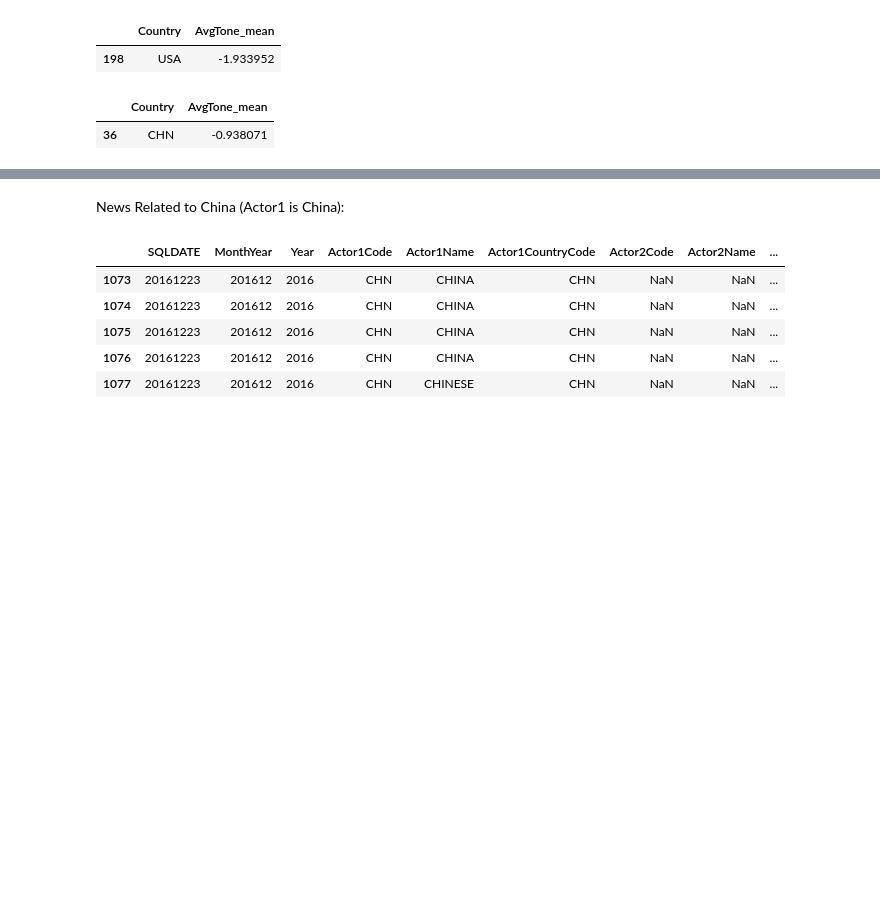
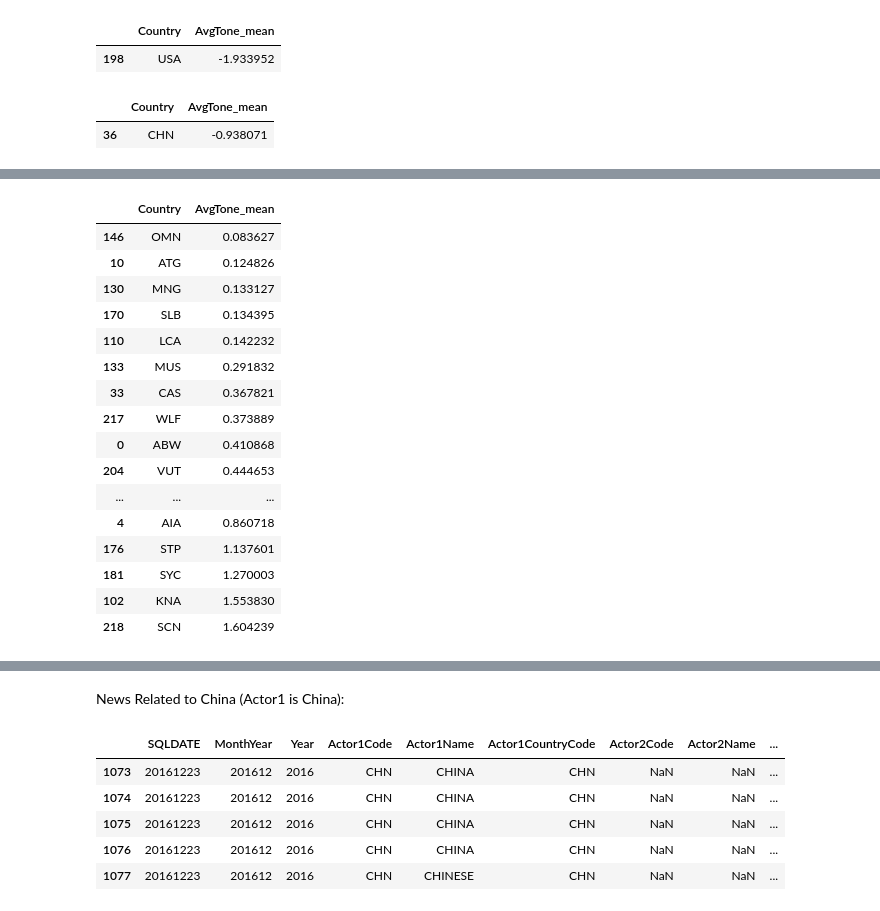
Before and after one commit to beixuan-jia/502final, a Jupyter notebook: EDA.ipynb, the cells around one changed output, grey strips where cells are left out. Cells and saved outputs as stored; diff of their text form; code cells hidden in the pictures; blank space fills up the shorter version.

```diff
--- a/EDA.ipynb
+++ b/EDA.ipynb
@@ -257,0 +251,21 @@ dask_feat.groupby('Actor2Name').AvgTone.mean().compute()
+# %%
+country_best20 = country_mean_sorted.iloc[200:220]
+country_best20
+# %% [output]
+|  | Country | AvgTone_mean |
+| 146 | OMN | 0.083627 |
+| 10 | ATG | 0.124826 |
+| 130 | MNG | 0.133127 |
+| 170 | SLB | 0.134395 |
+| 110 | LCA | 0.142232 |
+| 133 | MUS | 0.291832 |
+| 33 | CAS | 0.367821 |
+| 217 | WLF | 0.373889 |
+| 0 | ABW | 0.410868 |
+| 204 | VUT | 0.444653 |
+| ... | ... | ... |
+| 4 | AIA | 0.860718 |
+| 176 | STP | 1.137601 |
+| 181 | SYC | 1.270003 |
+| 102 | KNA | 1.553830 |
+| 218 | SCN | 1.604239 |
```
Also changed, not shown: parts of 12 cells of this notebook.
